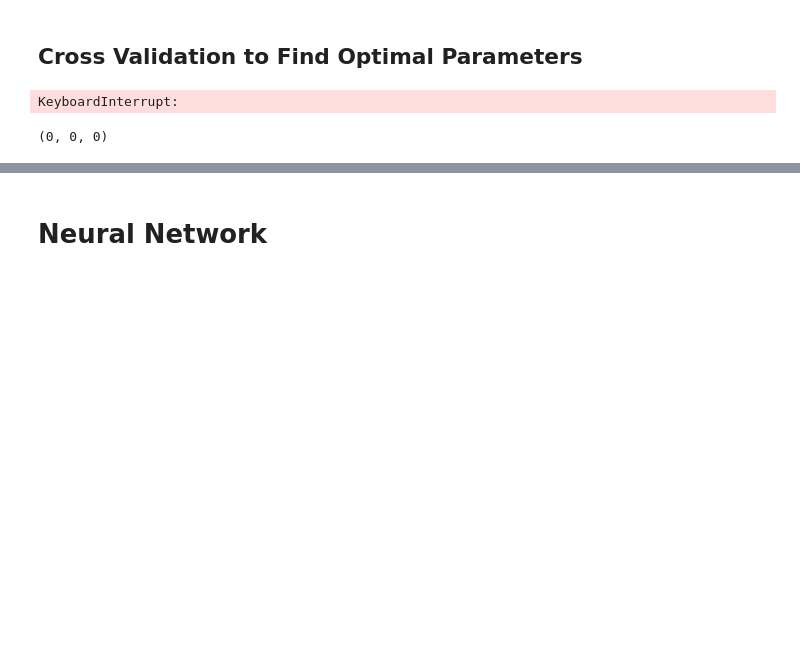
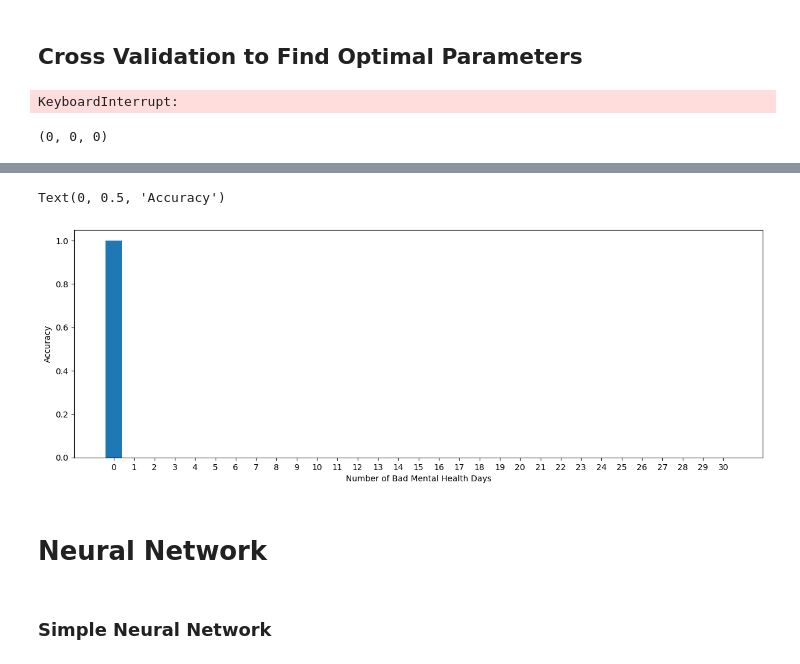
Before and after one commit to beauleblond/baddays, a Jupyter notebook: comparing_models.ipynb, the cells around one changed output, grey strips where cells are left out. Drawn from its saved outputs; the diff is of its cells as text; code cells hidden in the pictures; blank space fills up the shorter version.

```diff
--- a/comparing_models.ipynb
+++ b/comparing_models.ipynb
@@ -79,2 +82,9 @@ unravel_index(acc_cv.argmax(), acc_cv.shape)
 # %% [output]
 (0, 0, 0)
+# %%
+rf= RandomForestClassifier(max_depth=1, n_estimators=11, max_features=22, random_state=0)
+rf.fit(X_train, y_train)
+#put our info in the random classifier
+yhat_rf = rf.predict(X_test)
+acc_rf = np.sum(yhat_rf==y_test)/len(y_test)
+print("RF Accuracy: "+str(acc_rf))
@@ -81,2 +214,15 @@ unravel_index(acc_cv.argmax(), acc_cv.shape)
+# %%
+accuracies = []
+for i in range(31):
+    df_calibration_temp = df_calibration[df_calibration['actual'] == i]
+    accuracies.append(np.mean(df_calibration_temp['predictions'].astype('int') == df_calibration_temp['actual']))
+# %%
+plt.figure(figsize =(15,5))
+bars = plt.bar([str(i) for i in range(31)], accuracies)
+plt.xlabel("Number of Bad Mental Health Days")
+plt.ylabel("Accuracy")
+# %% [output]
+Text(0, 0.5, 'Accuracy')
+[figure, added]
 # %% [markdown]
 # Neural Network
@@ -82,0 +232,2 @@ unravel_index(acc_cv.argmax(), acc_cv.shape)
+# %% [markdown]
+### Simple Neural Network
```
Also changed, not shown: parts of 62 cells of this notebook, 4 other files.
